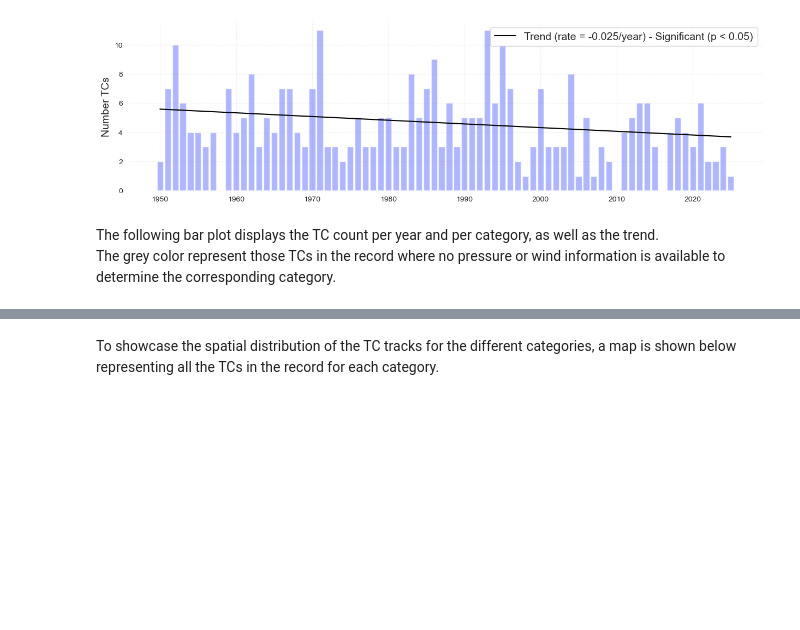
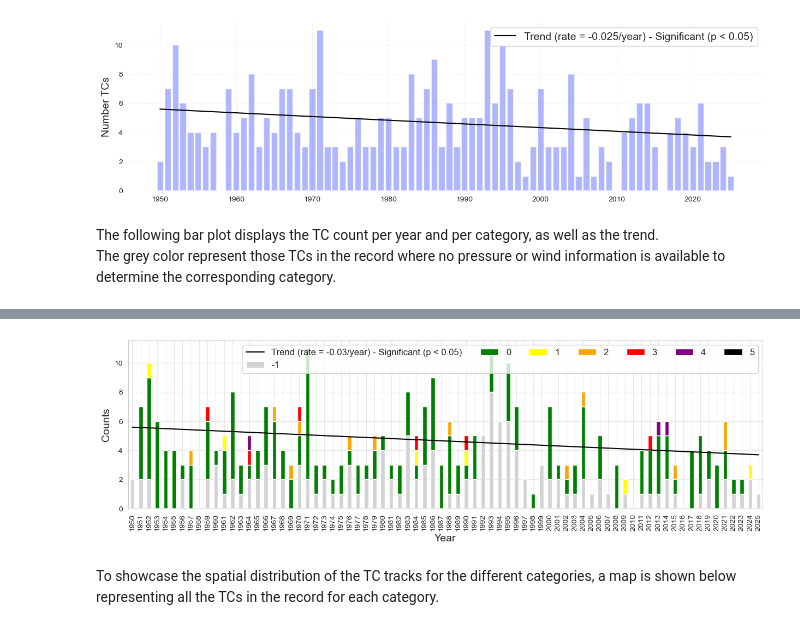
Before and after one commit to lauracagigal/CC_indicators, a Jupyter notebook: _build/jupyter_execute/notebooks_historical/atmosphere/4_tropical_cyclones/b_tropical_cyclones.ipynb, the cells around one changed output, grey strips where cells are left out. Drawn from its saved outputs; the diff is of its cells as text; code cells hidden in the pictures; blank space fills up the shorter version.

```diff
--- a/_build/jupyter_execute/notebooks_historical/atmosphere/4_tropical_cyclones/b_tropical_cyclones.ipynb
+++ b/_build/jupyter_execute/notebooks_historical/atmosphere/4_tropical_cyclones/b_tropical_cyclones.ipynb
@@ -158,4 +156,10 @@ glue("time_cat_fig", fig, display=False)
 [figure]
+# %%
+fig = plot_tc_categories_trend(tcs_sel_params, trendline_plot = True)
+plt.savefig(op.join(path_figs, 'F8_TCs_Historical_bars_category.png'), dpi=300, bbox_inches='tight')
+glue("time_cat_fig", fig, display=False)
+# %% [output]
+[figure, added]
 # %% [markdown]
 To showcase the spatial distribution of the TC tracks for the different categories, a map is shown below representing all the TCs in the record for each category.
 # %%
```
Also changed, not shown: parts of 4 cells of this notebook, 47 other files.
